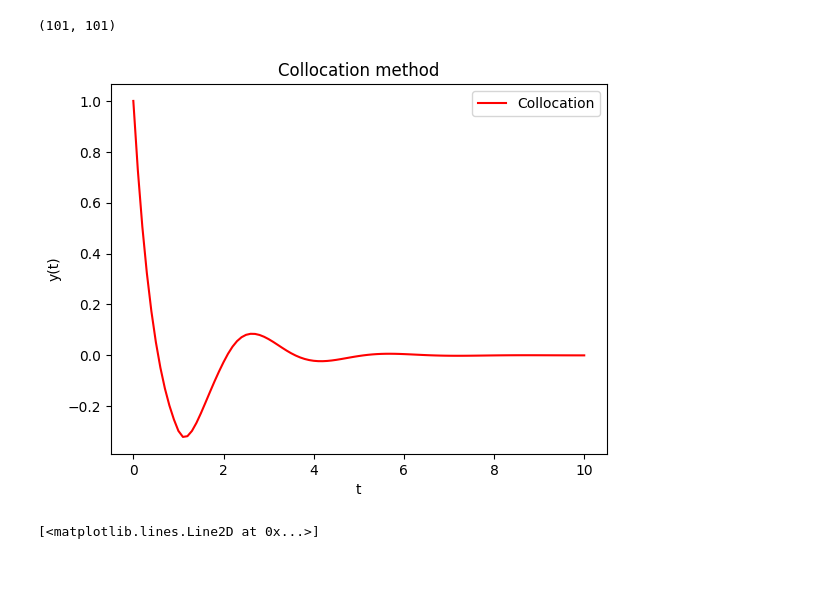
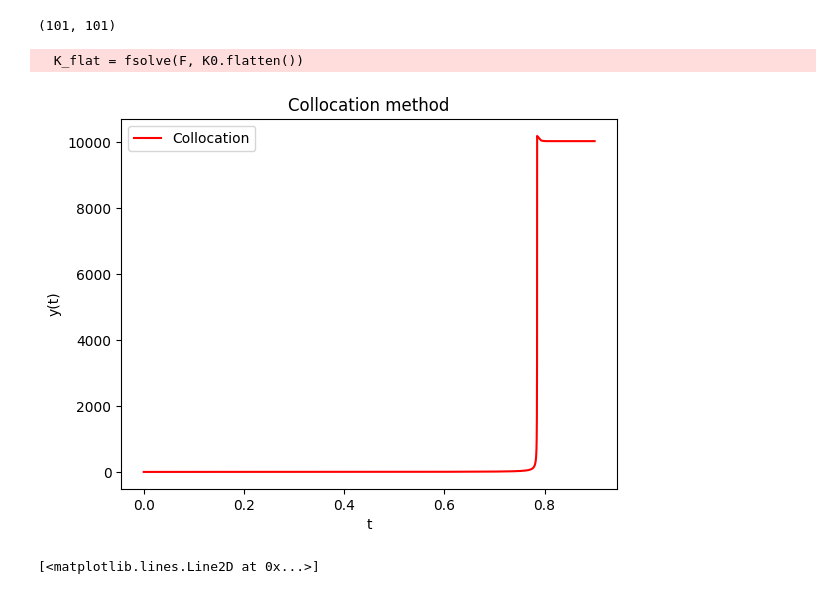
Before and after one commit to baotn0708/Numerical_method_for_DDE, a Jupyter notebook: sudung.ipynb, the cells around one changed output. Saved outputs shown, nothing was run; the diff lists cells and outputs as text; code cells hidden in the pictures.

```diff
--- a/sudung.ipynb
+++ b/sudung.ipynb
@@ -63,45 +63,46 @@ import matplotlib.pyplot as plt
 def f(t, y, y_delay):
     y = np.atleast_1d(y)
     y_delay = np.atleast_1d(y_delay)
-    return -y_delay -2*y
+    return y**2+y_delay**2
 def tau(t, y):
     return 1.0
 def phi(t):
     return np.atleast_1d(1.0)
 
 t0 = 0
-tf = 10.0
-h0 = 0.1
+tf = 0.9
+h0 = 1e-4
 tol = 1e-6
 # sau này sẽ thêm các hàm ước lượng Lipchitz sau
 L_f_u = 0.0
 L_f_v = 1.0
 L_tau_y = 0.0
 
 ts, ys = solve_dde_collocation(f, tau, phi, t0, tf, h0,
                                               method_name='gauss', s=2, tol=tol,
                                               L_f_u=L_f_u, L_f_v=L_f_v, L_tau_y=L_tau_y,
                                               h_min=1e-6, h_max=0.1, adaptive=False)
 plt.plot(ts, ys, 'r-', label='Collocation')
 plt.title('Collocation method')
 plt.xlabel('t')
 plt.ylabel('y(t)')
 plt.legend()
 def compute_error(ts, ys):
     return np.abs(ys[:, 0] - y_exact(ts))
 def plot_error(ts, errors):
         plt.figure(figsize=(10, 6))
         plt.plot(ts, errors, 'r-', label='Sai số')
         plt.xlabel('t')
         plt.ylabel('Sai số')
         plt.yscale('log')
         plt.title("Sai số giữa nghiệm chính xác và nghiệm nội suy")
         plt.legend()
         plt.show()
 # errors = compute_error(ts, ys)
 # plot_error(ts, errors)
 # %% [output]
+  K_flat = fsolve(F, K0.flatten())
-[figure, old version]
+[figure, new version]
 # %%
 from multistep import *
 import numpy as np
```
Also changed, not shown: parts of 4 cells of this notebook, 4 other files.
